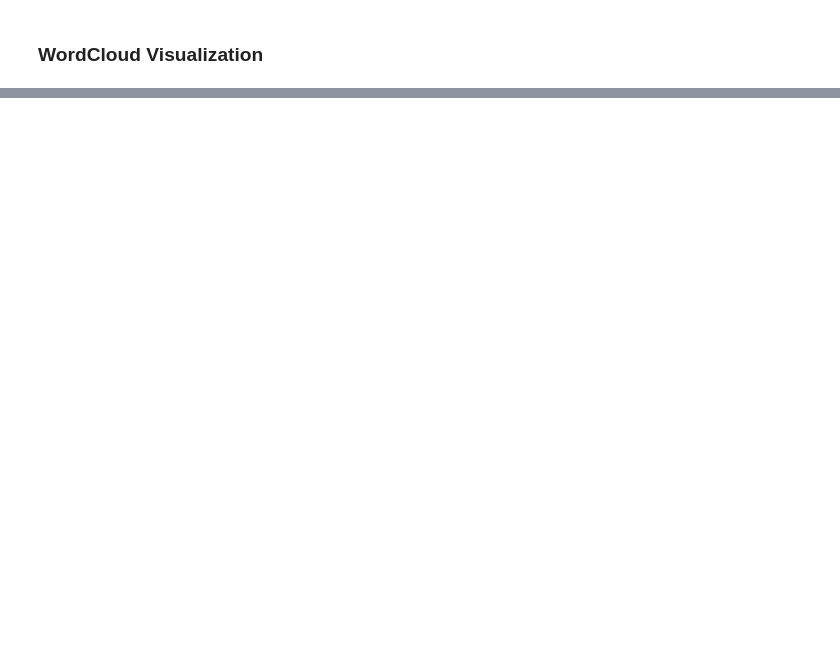
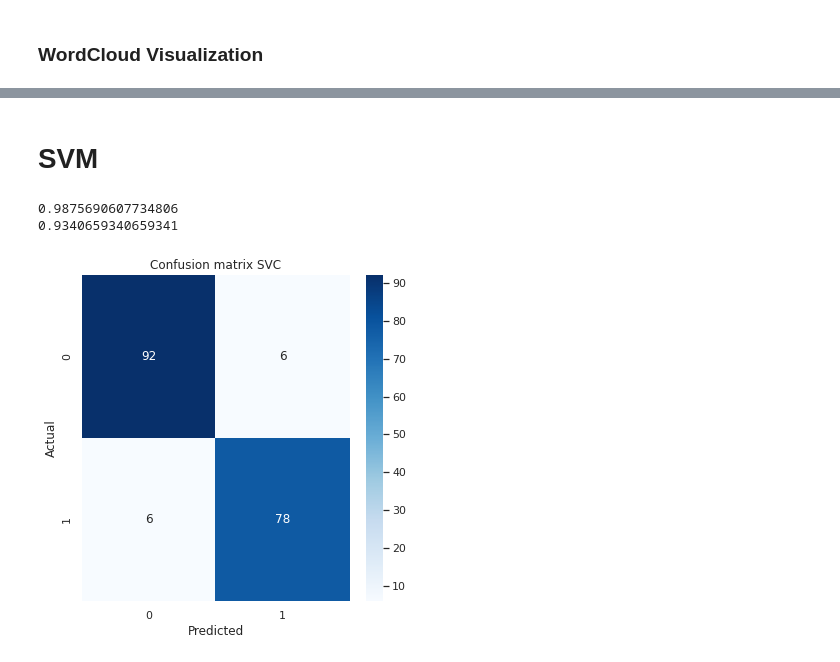
Before and after one commit to algonacci/Projects, a Jupyter notebook: 20 - Indonesian Hate Speech Detection/Indonesian_Hate_Speech_Detection.ipynb, the cells around one changed output, grey strips where cells are left out. Cells and saved outputs as stored; diff of their text form; code cells hidden in the pictures; blank space fills up the shorter version.

```diff
--- a/20 - Indonesian Hate Speech Detection/Indonesian_Hate_Speech_Detection.ipynb
+++ b/20 - Indonesian Hate Speech Detection/Indonesian_Hate_Speech_Detection.ipynb
@@ -428,0 +443,16 @@ ImportError: The _imagingft C module is not installed
+# %%
+def print_conf(y_test, result, classes, title='Confusion matrix'):
+  conf_matrix = metrics.confusion_matrix(y_test, result)
+  plt.figure(figsize=(6,6))
+  sns.heatmap(conf_matrix,
+              annot=True,
+              xticklabels=classes,
+              yticklabels=classes,
+              cmap="Blues",
+              fmt='d')
+  plt.ylabel('Actual')
+  plt.xlabel('Predicted')
+  plt.title(title)
+  plt.show()
+# %% [markdown]
+# SVM
@@ -428,0 +461,14 @@ ImportError: The _imagingft C module is not installed
+# %%
+svc = SVC(kernel='linear')
+svc.fit(X_train, y_train) #training svc model
+y_pred_svc = svc.predict(X_test) # predicting test data
+# %%
+print(svc.score(X_train, y_train))
+print(svc.score(X_test, y_test))
+# %% [output]
+0.9875690607734806
+0.9340659340659341
+# %%
+print_conf(y_test, y_pred_svc, [0, 1], title="Confusion matrix SVC")
+# %% [output]
+[figure, added]
```
Also changed, not shown: parts of 39 cells of this notebook.
